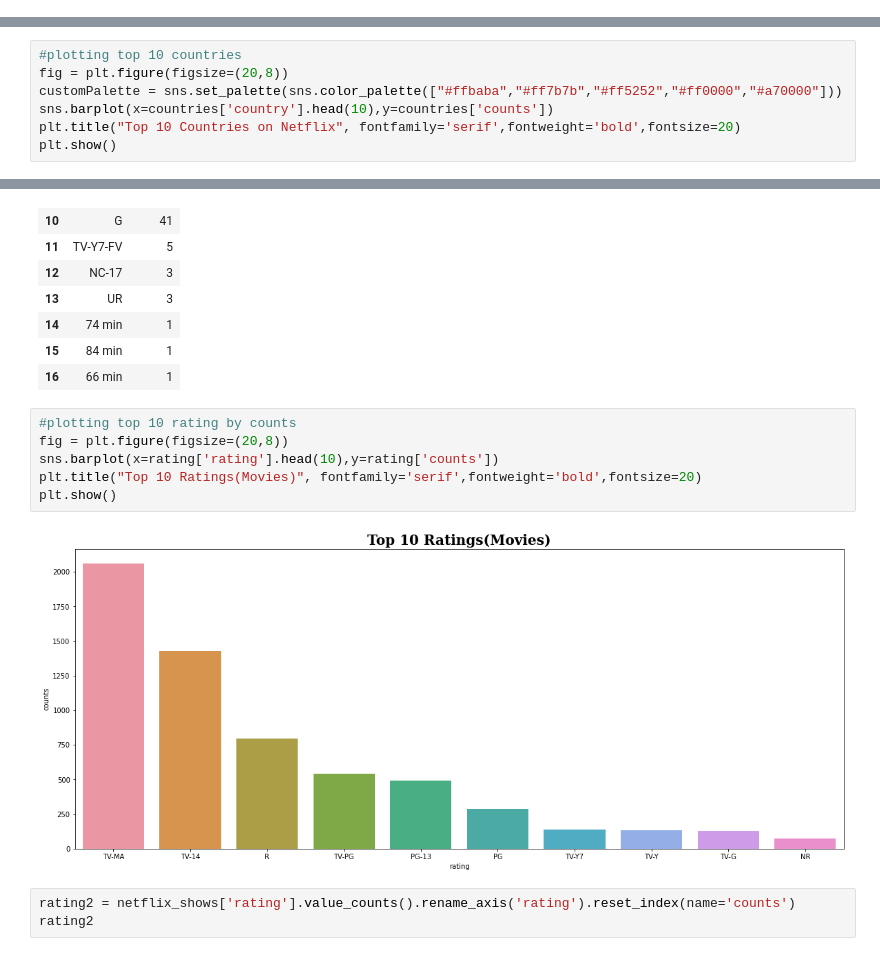
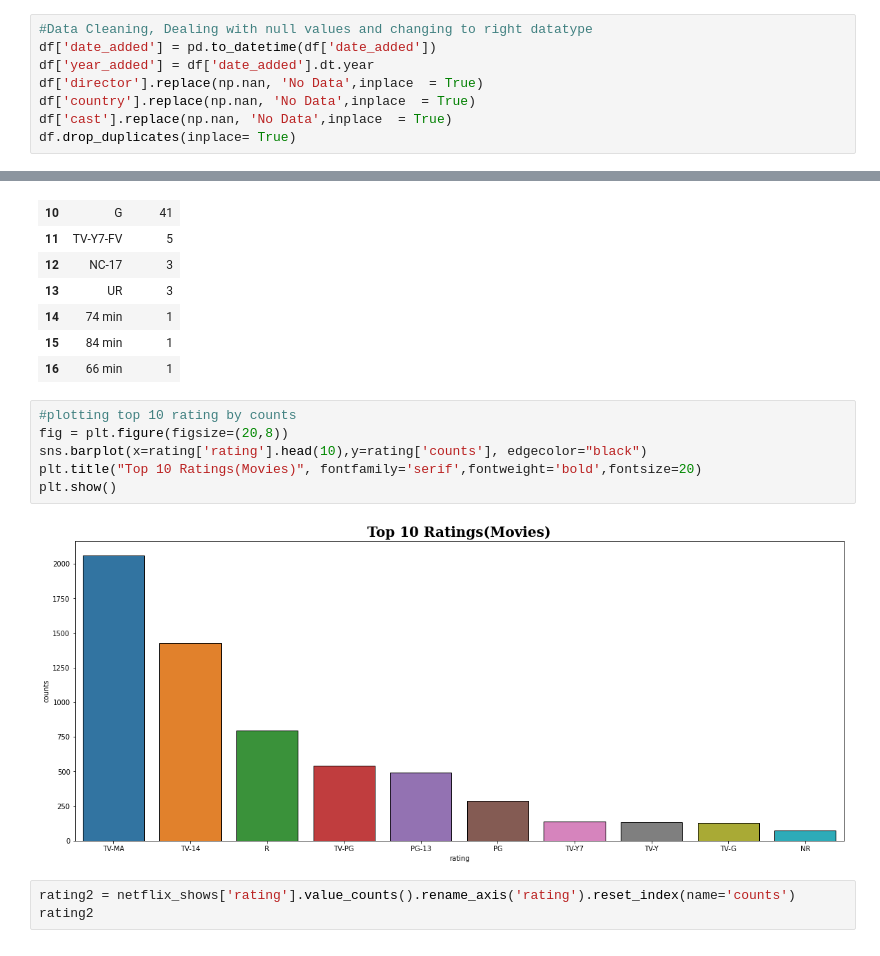
Before and after one commit to ayushash1/kaggle_notebooks, a Jupyter notebook: netflix-visualization.ipynb, the cells around one changed output, grey strips where cells are left out. Saved outputs shown, nothing was run; the diff lists cells and outputs as text.

Commit message:
Kaggle Notebook | Netflix Visualization | Version 2

```diff
--- a/netflix-visualization.ipynb
+++ b/netflix-visualization.ipynb
@@ -76,3 +68,11 @@ df['year_added'] = df['date_added'].dt.year
+# %%
+#Data Cleaning, Dealing with null values and changing to right datatype
+df['date_added'] = pd.to_datetime(df['date_added'])
+df['year_added'] = df['date_added'].dt.year
+df['director'].replace(np.nan, 'No Data',inplace  = True)
+df['country'].replace(np.nan, 'No Data',inplace  = True)
+df['cast'].replace(np.nan, 'No Data',inplace  = True)
+df.drop_duplicates(inplace= True)
 # %%
 netflix_shows=df[df['type']=='TV Show']
 netflix_movies=df[df['type']=='Movie']
@@ -121,7 +111,0 @@ df.head()
-# %%
-#plotting top 10 countries
-fig = plt.figure(figsize=(20,8))
-customPalette = sns.set_palette(sns.color_palette(["#ffbaba","#ff7b7b","#ff5252","#ff0000","#a70000"]))
-sns.barplot(x=countries['country'].head(10),y=countries['counts'])
-plt.title("Top 10 Countries on Netflix", fontfamily='serif',fontweight='bold',fontsize=20)
-plt.show()
@@ -152,11 +134,11 @@ rating
 # %%
 #plotting top 10 rating by counts
 fig = plt.figure(figsize=(20,8))
-sns.barplot(x=rating['rating'].head(10),y=rating['counts'])
+sns.barplot(x=rating['rating'].head(10),y=rating['counts'], edgecolor="black")
 plt.title("Top 10 Ratings(Movies)", fontfamily='serif',fontweight='bold',fontsize=20)
 plt.show()
 # %% [output]
-[figure, old version]
+[figure, new version]
 # %%
 rating2 = netflix_shows['rating'].value_counts().rename_axis('rating').reset_index(name='counts')
 rating2
```
Also changed, not shown: parts of 13 cells of this notebook.
